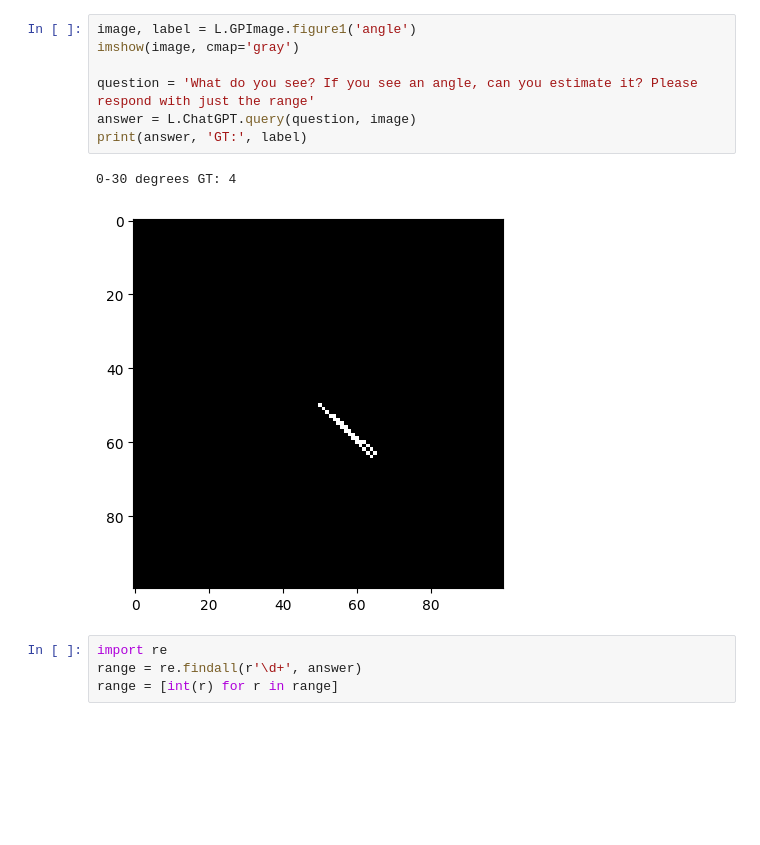
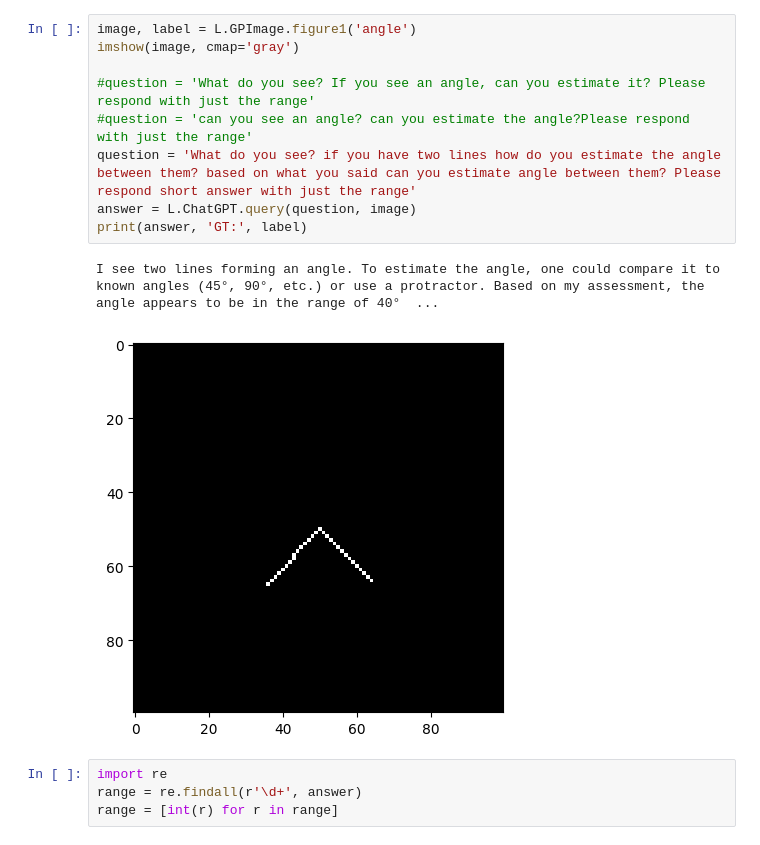
Before and after one commit to mpsych/LLMP, a Jupyter notebook: EXP/chatgpt_angle.ipynb, the cells around one changed output. Drawn from its saved outputs; the diff is of its cells as text; blank space fills up the shorter version.

Commit message:
new questions

```diff
--- a/EXP/chatgpt_angle.ipynb
+++ b/EXP/chatgpt_angle.ipynb
@@ -11,13 +14,15 @@ from matplotlib.pyplot import imshow
 # %%
 image, label = L.GPImage.figure1('angle')
 imshow(image, cmap='gray')
 
-question = 'What do you see? If you see an angle, can you estimate it? Please respond with just the range'
+#question = 'What do you see? If you see an angle, can you estimate it? Please respond with just the range'
+#question = 'can you see an angle? can you estimate the angle?Please respond with just the range'
+question = 'What do you see? if you have two lines how do you estimate the angle between them? based on what you said can you estimate angle between them? Please respond short answer with just the range'
 answer = L.ChatGPT.query(question, image)
 print(answer, 'GT:', label)
 # %% [output]
-0-30 degrees GT: 4
+I see two lines forming an angle. To estimate the angle, one could compare it to known angles (45°, 90°, etc.) or use a protractor. Based on my assessment, the angle appears to be in the range of 40°  ...
-[figure, old version]
+[figure, new version]
 # %%
 import re
 range = re.findall(r'\d+', answer)
```
Also changed, not shown: parts of 3 cells of this notebook, 1 other file.
